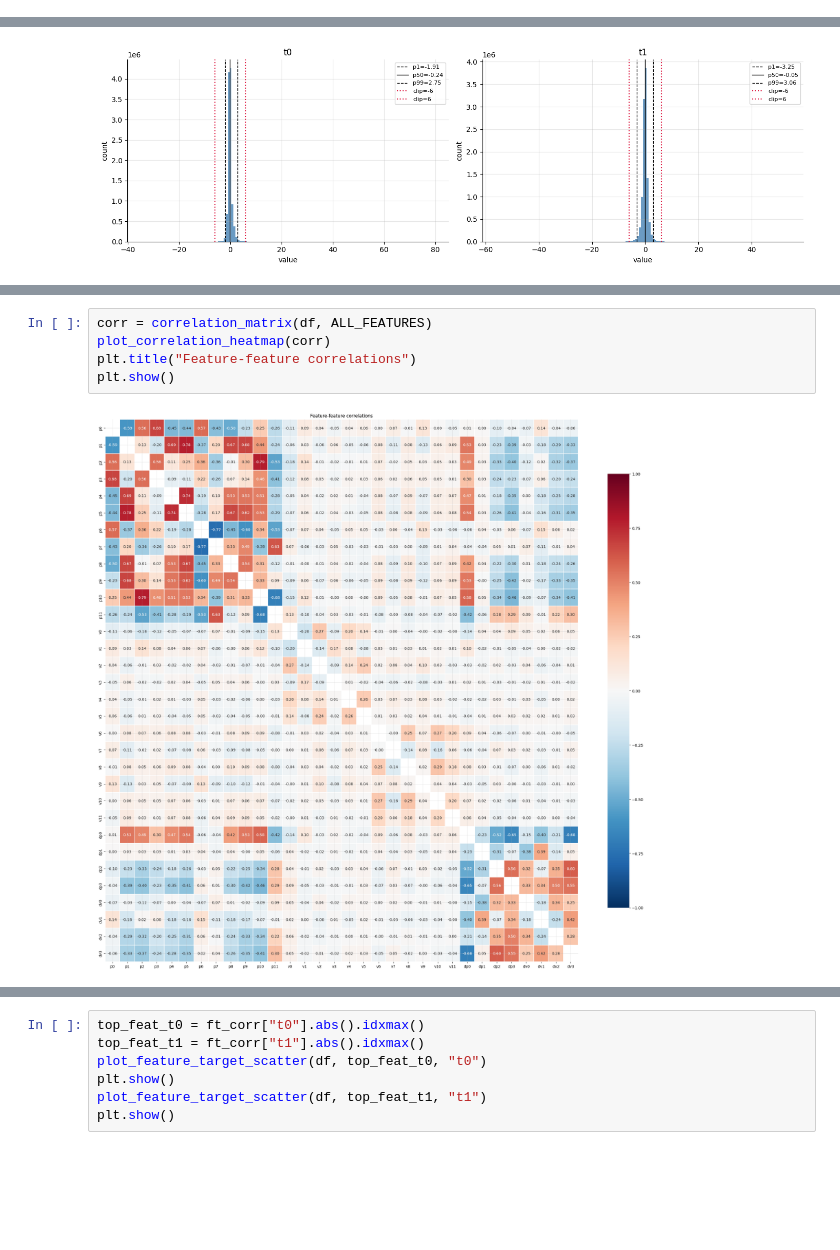
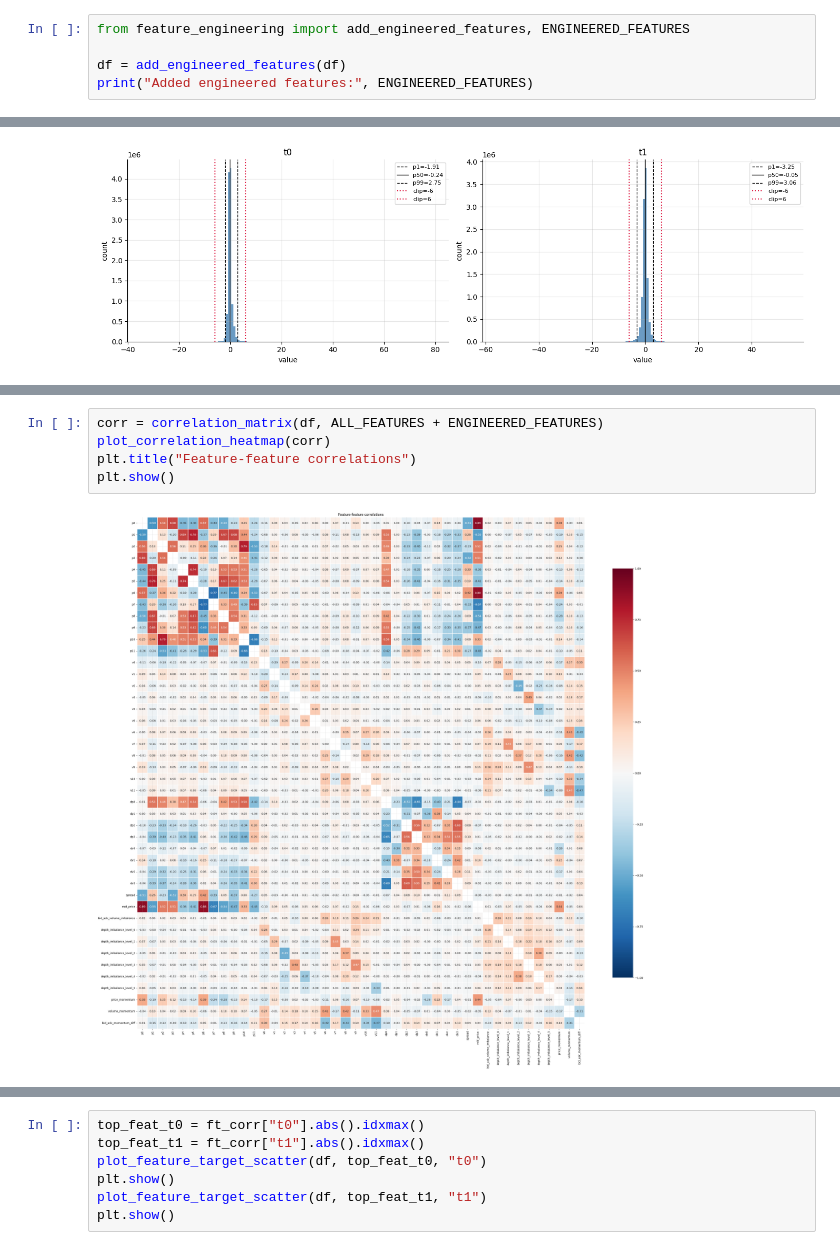
Before and after one commit to Mariogarber/lob-forecasting, a Jupyter notebook: exploration/profiling.ipynb, the cells around one changed output, grey strips where cells are left out. Saved outputs shown, nothing was run; the diff lists cells and outputs as text; blank space fills up the shorter version.

```diff
--- a/exploration/profiling.ipynb
+++ b/exploration/profiling.ipynb
@@ -43,3 +43,8 @@ ov
   'dv3': 0,
   't0': 0,
   't1': 0}}
+# %%
+from feature_engineering import add_engineered_features, ENGINEERED_FEATURES
+
+df = add_engineered_features(df)
+print("Added engineered features:", ENGINEERED_FEATURES)
@@ -97,8 +109,8 @@ plt.show()
 # %%
-corr = correlation_matrix(df, ALL_FEATURES)
+corr = correlation_matrix(df, ALL_FEATURES + ENGINEERED_FEATURES)
 plot_correlation_heatmap(corr)
 plt.title("Feature-feature correlations")
 plt.show()
 # %% [output]
-[figure, old version]
+[figure, new version]
 # %%
```
Also changed, not shown: parts of 6 cells of this notebook.
